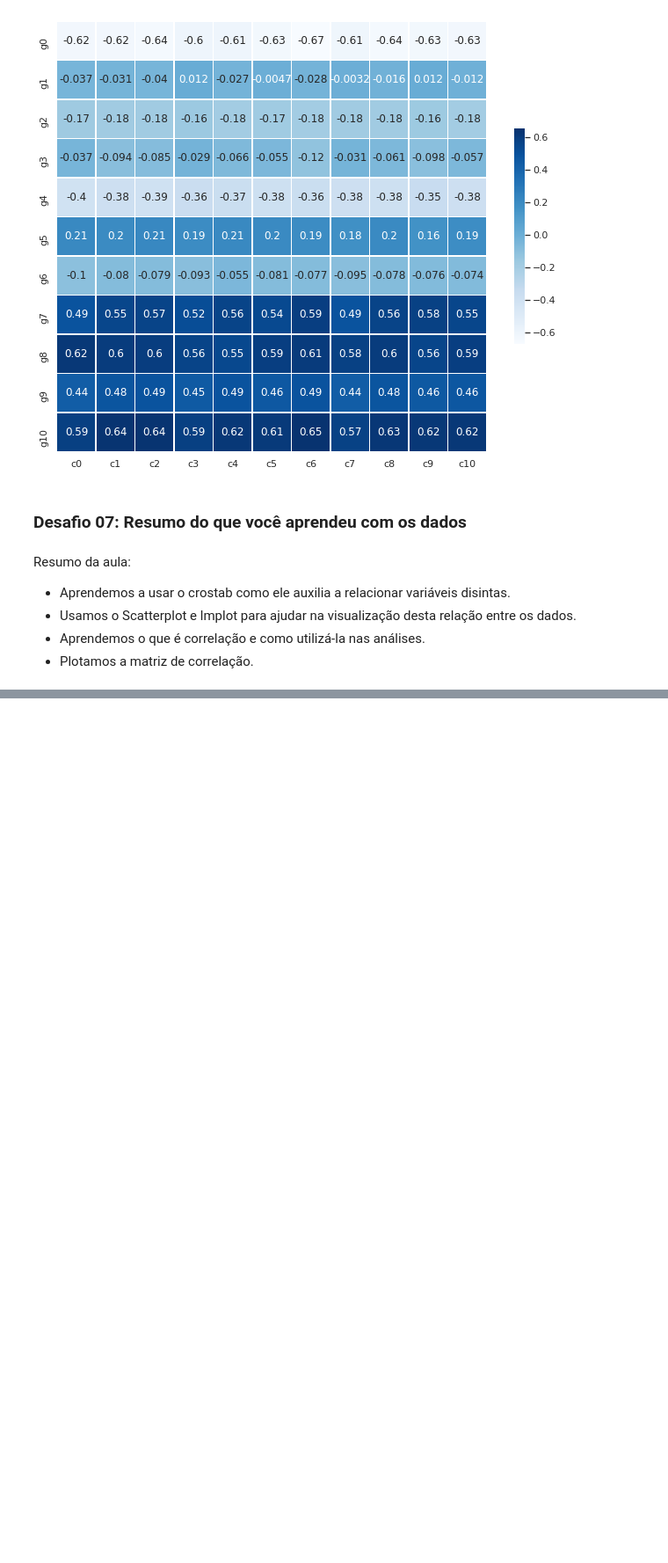
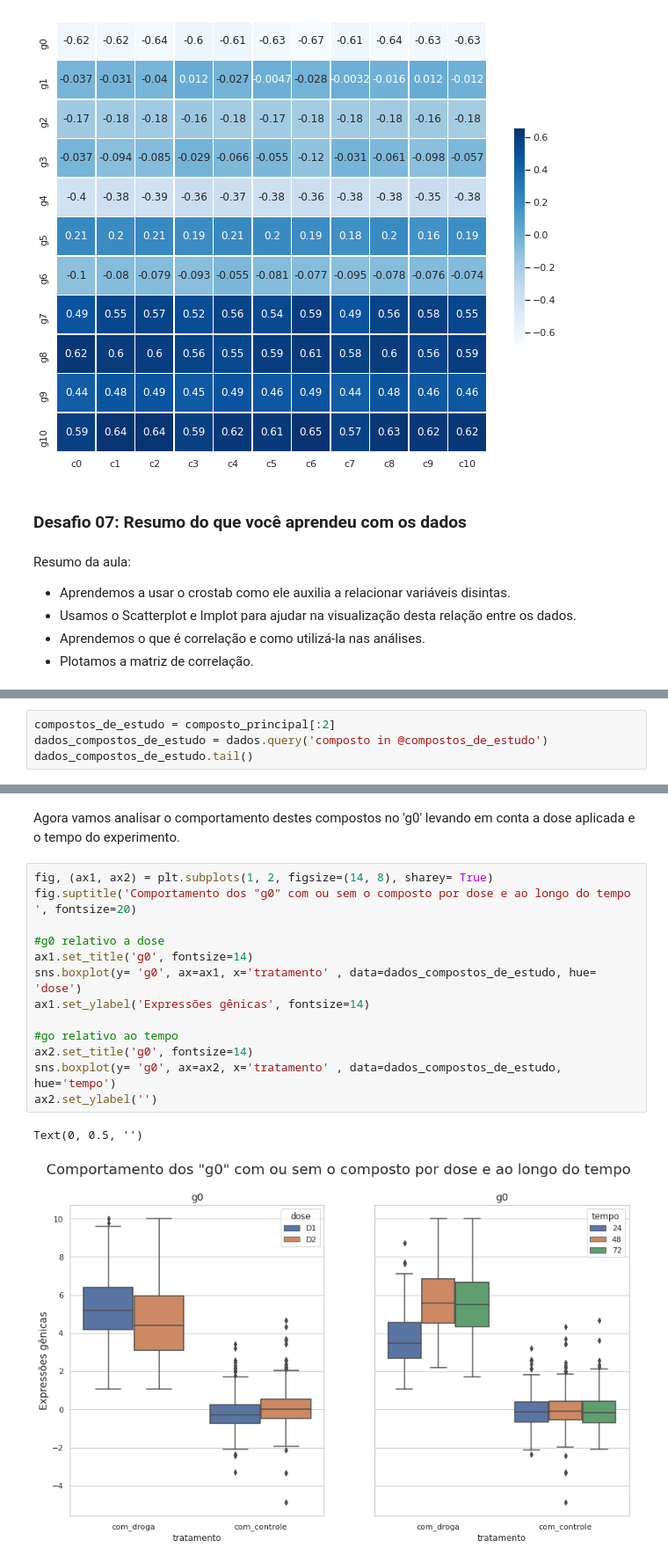
Before and after one commit to WJBruginski/Imersao_Dados_Alura_III, a Jupyter notebook: Imersão_Dados_Alura_III.ipynb, the cells around one changed output, grey strips where cells are left out. Shown at 88% size. Drawn from its saved outputs; the diff is of its cells as text; blank space fills up the shorter version.

```diff
--- a/Imersão_Dados_Alura_III.ipynb
+++ b/Imersão_Dados_Alura_III.ipynb
@@ -1085,0 +1446,4 @@ Resumo da aula:
+# %%
+compostos_de_estudo = composto_principal[:2]
+dados_compostos_de_estudo = dados.query('composto in @compostos_de_estudo')
+dados_compostos_de_estudo.tail()
@@ -1085,0 +1458,18 @@ Resumo da aula:
+# %% [markdown]
+Agora vamos analisar o comportamento destes compostos no 'g0' levando em conta a dose aplicada e o tempo do experimento.
+# %%
+fig, (ax1, ax2) = plt.subplots(1, 2, figsize=(14, 8), sharey= True)
+fig.suptitle('Comportamento dos "g0" com ou sem o composto por dose e ao longo do tempo ', fontsize=20)
+
+#g0 relativo a dose
+ax1.set_title('g0', fontsize=14)
+sns.boxplot(y= 'g0', ax=ax1, x='tratamento' , data=dados_compostos_de_estudo, hue= 'dose')
+ax1.set_ylabel('Expressões gênicas', fontsize=14)
+
+#go relativo ao tempo
+ax2.set_title('g0', fontsize=14)
+sns.boxplot(y= 'g0', ax=ax2, x='tratamento' , data=dados_compostos_de_estudo, hue='tempo')
+ax2.set_ylabel('')
+# %% [output]
+Text(0, 0.5, '')
+[figure, added]
```
Also changed, not shown: parts of 63 cells of this notebook.
